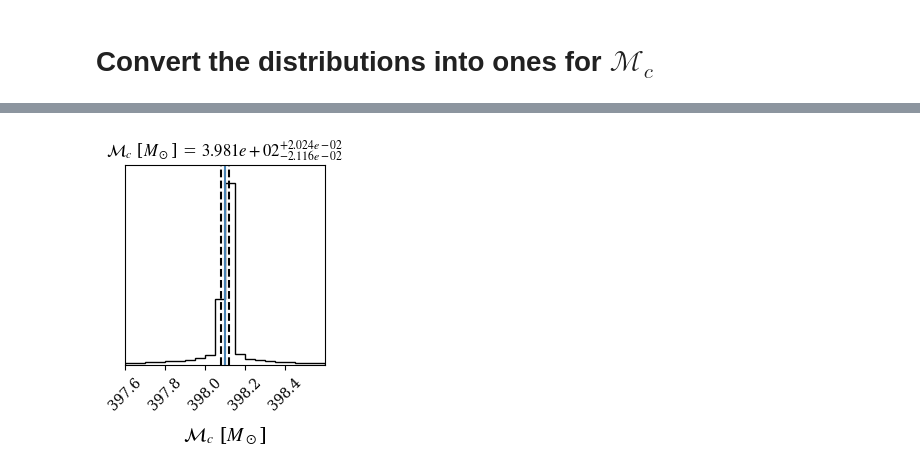
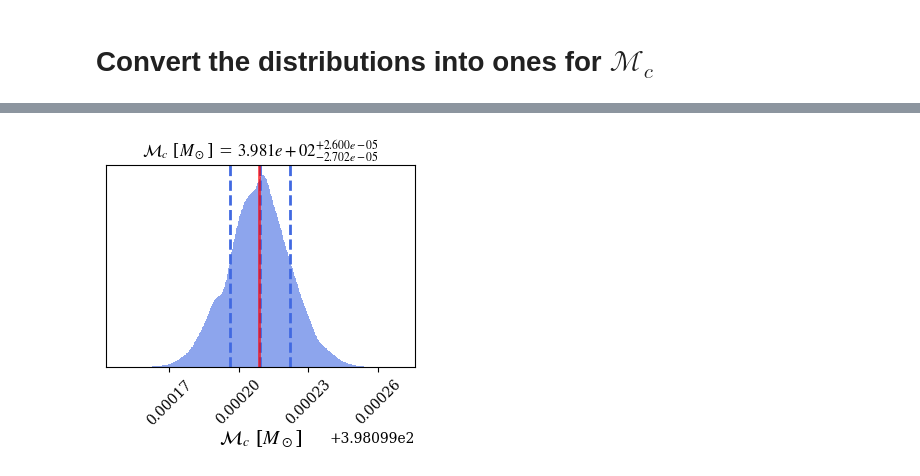
Before and after one commit to nicolegrillo/BinaryEvolution, a Jupyter notebook: stats_analysis/Test_on_CHIRP-MASS.ipynb, the cells around one changed output, grey strips where cells are left out. Drawn from its saved outputs; the diff is of its cells as text; code cells hidden in the pictures.

Commit message:
final version with correct plots

```diff
--- a/stats_analysis/Test_on_CHIRP-MASS.ipynb
+++ b/stats_analysis/Test_on_CHIRP-MASS.ipynb
@@ -513,0 +493,18 @@ plt.show()
+# %%
+# Custom wrapper class to mimic dynesty.results.Results
+class CustomResults:
+    def __init__(self, samples, log_weights):
+        self.samples = samples
+        self.logwt = log_weights
+
+    def __getitem__(self, key):
+        if key == 'samples':
+            return self.samples
+        elif key == 'logwt':
+            return self.logwt
+        else:
+            raise KeyError(f"Invalid key '{key}'")
+
+    def importance_weights(self):
+        # Calculate importance weights based on log weights
+        return np.exp(self.logwt - np.max(self.logwt))
@@ -514,21 +544,33 @@ plt.show()
 # %%
-samples_log = (true_value[0] * 10**(results_1d_log.samples) - prior_list[0] * 10**(results_1d_log.samples)) / MSUN
+# Extract samples from results_1d
+samples_log = results_1d_log.samples
 
-# Your labels and quantiles
+# Transform samples to desired units
+transformed_samples_log = (true_value[0] * 10**(samples_log) - prior_list[0] * 10**(samples_log)) / MSUN
+
+# Calculate log weights from results_1d
+log_weights_log = results_1d_log.logwt
+
+# Instantiate custom results object
+custom_results_log = CustomResults(transformed_samples_log, log_weights_log)
+
+# Define labels for transformed units
 labels = [r"$\mathcal{M}_c$ [$M_\odot$]"]
 
-# Create the corner plot with adjusted samples
-fig = corner.corner(
-    samples_log,
+# Plot using dyplot.cornerplot with custom results structure
+fig, axes = dyplot.cornerplot(
+    custom_results_log,
     labels=labels,
-    quantiles=[0.16, 0.5, 0.84],
-    truths=true_value/MSUN,
     show_titles=True,
     title_fmt=".3e",
     title_kwargs={"fontsize": 12},
-    span = [(-1,1)]
+    quantiles=[0.16, 0.5, 0.84],
+    truths=[true_value / MSUN],
+    color='royalblue',
+    truth_color='red',
 )
 
+plt.tight_layout()
 plt.show()
 # %% [output]
-[figure, old version]
+[figure, new version]
```
Also changed, not shown: parts of 5 cells of this notebook.
